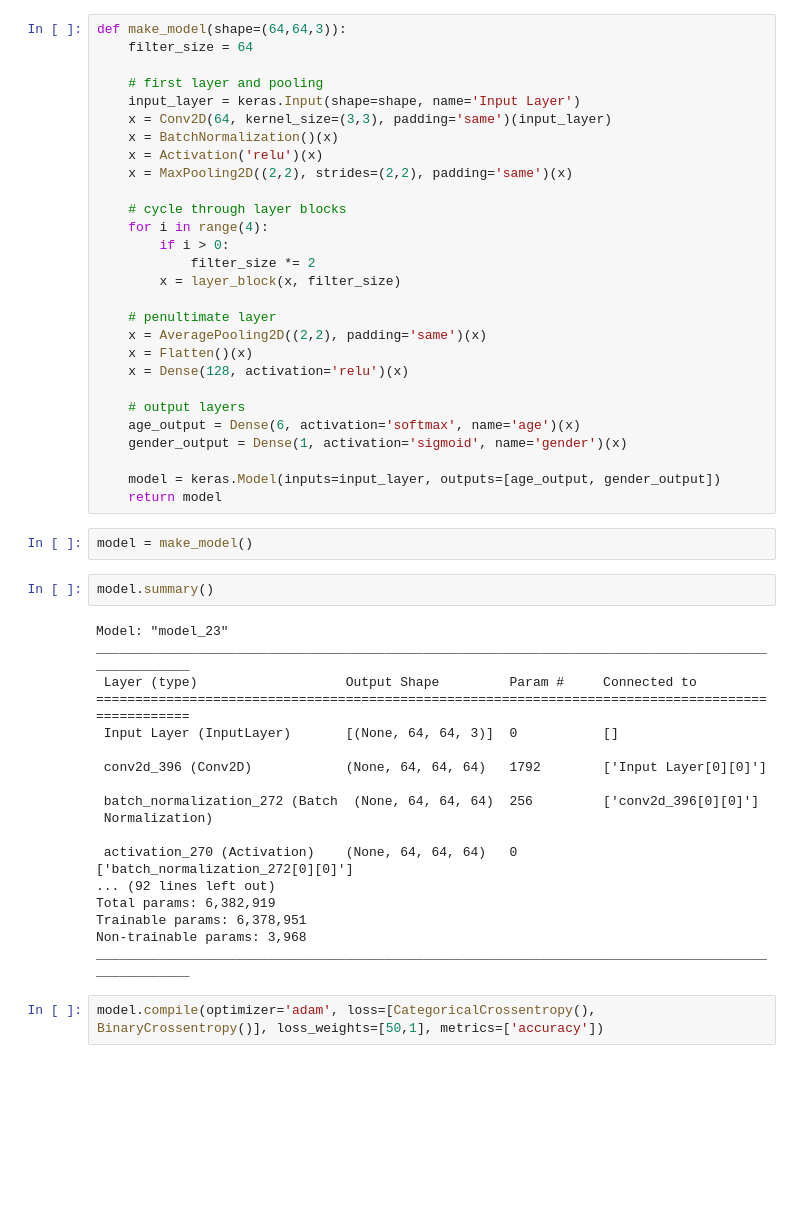
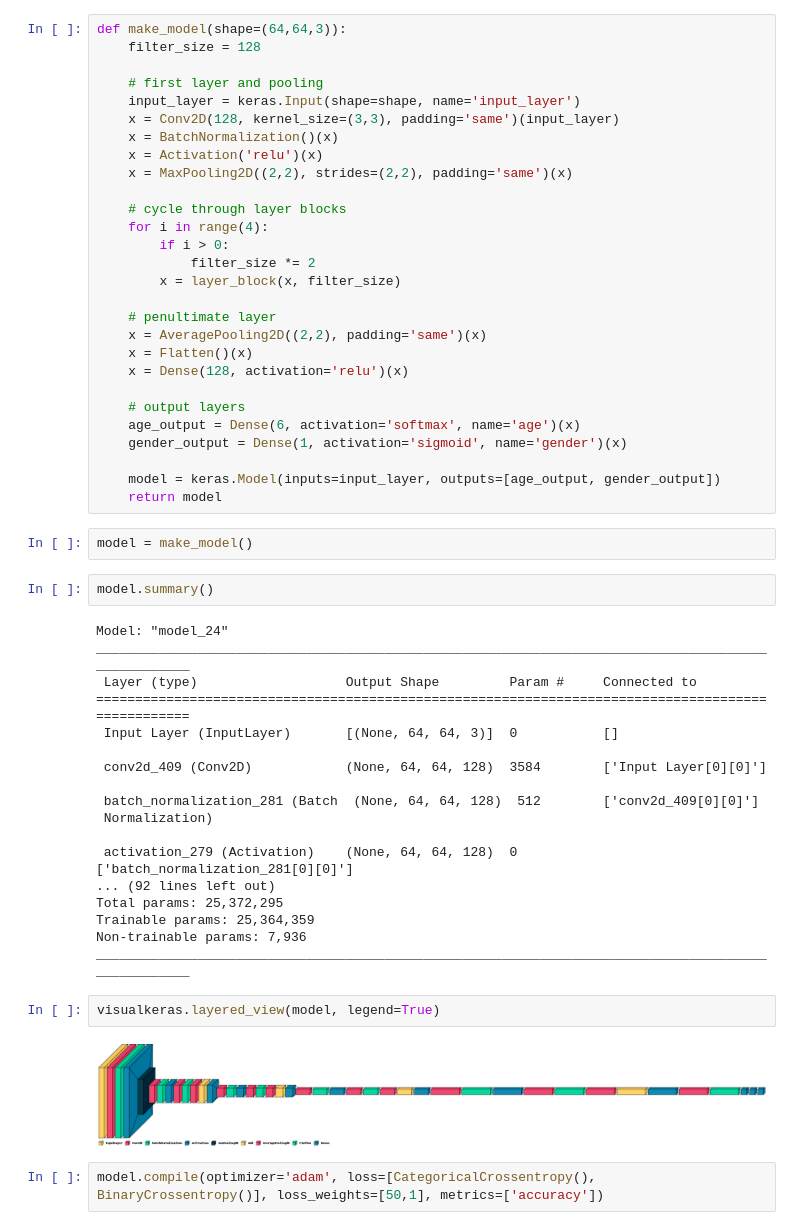
Before and after one commit to kmatk/AutoID, a Jupyter notebook: notebook.ipynb, the cells around one changed output. Cells and saved outputs as stored; diff of their text form; blank space fills up the shorter version.

Commit message:
analyzed model1

```diff
--- a/notebook.ipynb
+++ b/notebook.ipynb
@@ -227,11 +264,11 @@ def layer_block(x, filter):
     return x
 # %%
 def make_model(shape=(64,64,3)):
-    filter_size = 64
+    filter_size = 128
 
     # first layer and pooling
-    input_layer = keras.Input(shape=shape, name='Input Layer')
-    x = Conv2D(64, kernel_size=(3,3), padding='same')(input_layer)
+    input_layer = keras.Input(shape=shape, name='input_layer')
+    x = Conv2D(128, kernel_size=(3,3), padding='same')(input_layer)
     x = BatchNormalization()(x)
     x = Activation('relu')(x)
     x = MaxPooling2D((2,2), strides=(2,2), padding='same')(x)
@@ -258,23 +295,27 @@ model = make_model()
 # %%
 model.summary()
 # %% [output]
-Model: "model_23"
+Model: "model_24"
 __________________________________________________________________________________________________
  Layer (type)                   Output Shape         Param #     Connected to
 ==================================================================================================
  Input Layer (InputLayer)       [(None, 64, 64, 3)]  0           []
 
- conv2d_396 (Conv2D)            (None, 64, 64, 64)   1792        ['Input Layer[0][0]']
+ conv2d_409 (Conv2D)            (None, 64, 64, 128)  3584        ['Input Layer[0][0]']
 
- batch_normalization_272 (Batch  (None, 64, 64, 64)  256         ['conv2d_396[0][0]']
+ batch_normalization_281 (Batch  (None, 64, 64, 128)  512        ['conv2d_409[0][0]']
  Normalization)
 
- activation_270 (Activation)    (None, 64, 64, 64)   0           ['batch_normalization_272[0][0]']
+ activation_279 (Activation)    (None, 64, 64, 128)  0           ['batch_normalization_281[0][0]']
 ... (92 lines left out)
-Total params: 6,382,919
-Trainable params: 6,378,951
-Non-trainable params: 3,968
+Total params: 25,372,295
+Trainable params: 25,364,359
+Non-trainable params: 7,936
 __________________________________________________________________________________________________
+# %%
+visualkeras.layered_view(model, legend=True)
+# %% [output]
+[figure, added]
 # %%
 model.compile(optimizer='adam', loss=[CategoricalCrossentropy(), BinaryCrossentropy()], loss_weights=[50,1], metrics=['accuracy'])
 # %%
```
Also changed, not shown: parts of 10 cells of this notebook.
